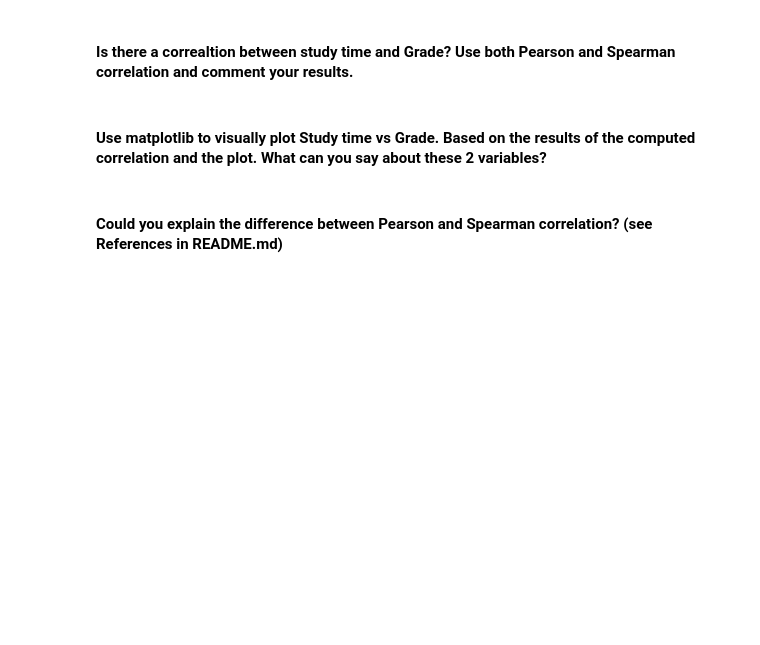
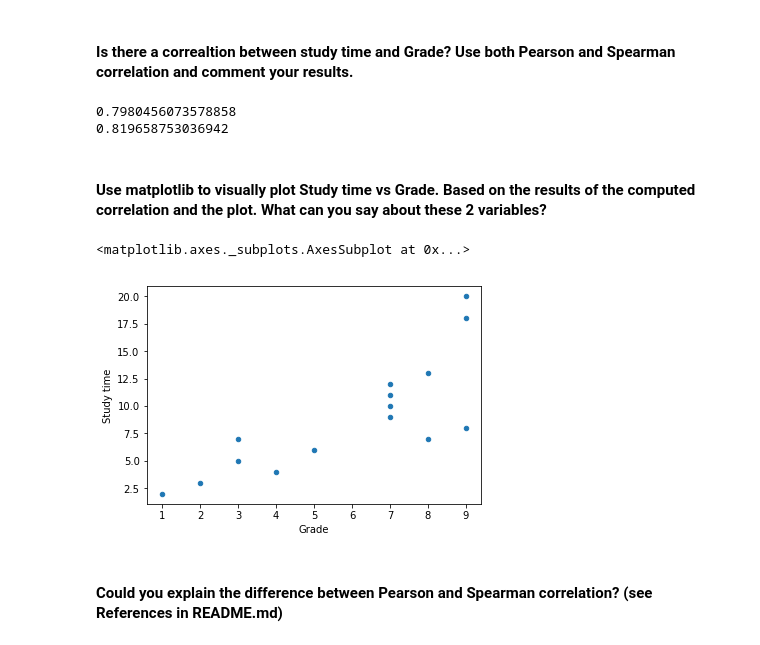
Before and after one commit to EduardoLPaez/data-labs, a Jupyter notebook: module-2/lab-pivot-table-and-correlation/your_code/main.ipynb, the cells around one changed output. Saved outputs shown, nothing was run; the diff lists cells and outputs as text; code cells hidden in the pictures; blank space fills up the shorter version.

```diff
--- a/module-2/lab-pivot-table-and-correlation/your_code/main.ipynb
+++ b/module-2/lab-pivot-table-and-correlation/your_code/main.ipynb
@@ -216,5 +315,6 @@ column= ['Calorie burned', 'Steps','Floors','Minutes Sedentary','Minutes Very Ac
 #### Open the `Time_Grades.csv` file and name your dataset `time_grades`
 # %%
 # your answer here
+time_grades = pd.read_csv('Time_Grades.csv')
 # %%
 #Print time_grades
@@ -229,2 +353,9 @@ column= ['Calorie burned', 'Steps','Floors','Minutes Sedentary','Minutes Very Ac
+# %%
+# your answer here-Pearson
+print (time_grades['Grade'].corr(time_grades['Study time'], method= 'pearson'))
+print (time_grades['Grade'].corr(time_grades['Study time'], method= 'spearman'))
+# %% [output]
+0.7980456073578858
+0.819658753036942
 # %%
 ## your answer here-Spearman
@@ -232,5 +365,9 @@ column= ['Calorie burned', 'Steps','Floors','Minutes Sedentary','Minutes Very Ac
 #### Use matplotlib to visually plot Study time vs Grade. Based on the results of the computed correlation and the plot. What can you say about these 2 variables?
 # %%
 # your answer here
+time_grades.plot('Grade', 'Study time', kind= 'scatter')
+# %% [output]
+<matplotlib.axes._subplots.AxesSubplot at 0x...>
+[figure, added]
 # %%
 #your comment here
```
Also changed, not shown: parts of 34 cells of this notebook, 1 other file.
